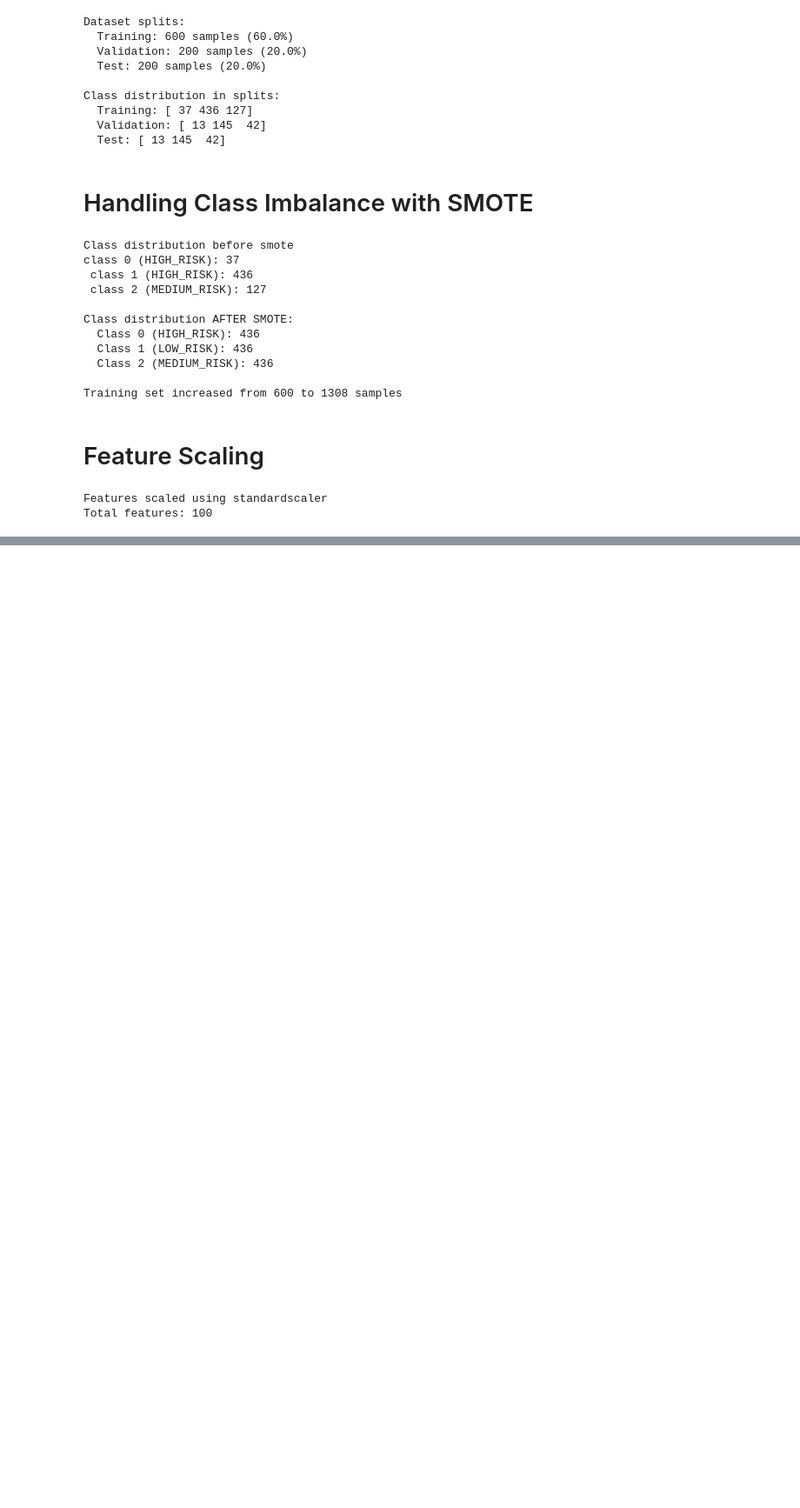
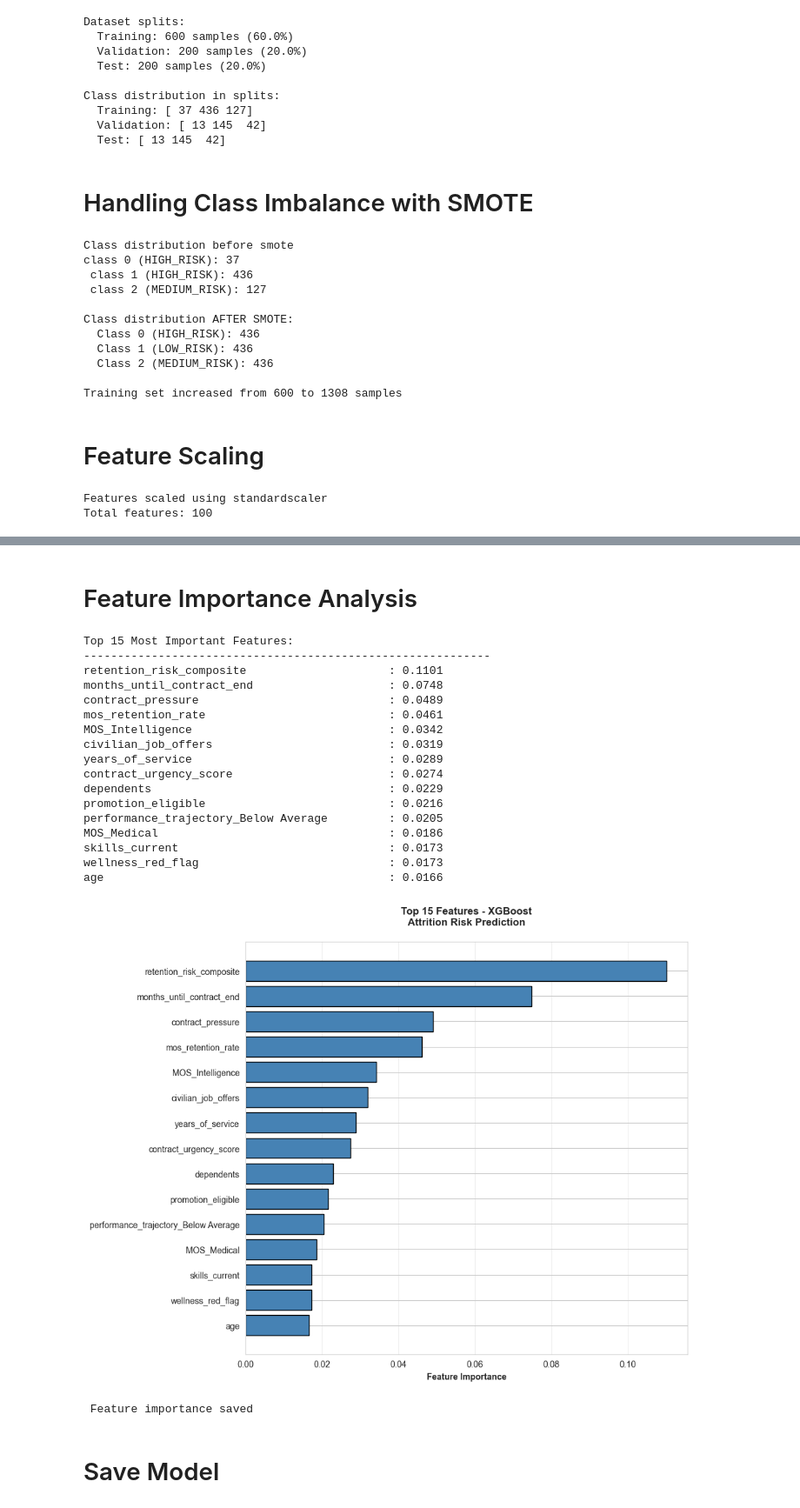
Before and after one commit to addetsi/Military-Personnel-Deployment-and-Attrition-Risk-Modeling, a Jupyter notebook: 04_attrition_modeling.ipynb, the cells around one changed output, grey strips where cells are left out. Shown at 87% size. Saved outputs shown, nothing was run; the diff lists cells and outputs as text; code cells hidden in the pictures; blank space fills up the shorter version.

```diff
--- a/04_attrition_modeling.ipynb
+++ b/04_attrition_modeling.ipynb
@@ -235,0 +808,61 @@ Total features: 100
+# %% [markdown]
+# Feature Importance Analysis
+# %%
+# Get feature importance from best model
+if hasattr(best_model, 'feature_importances_'):
+    importances = best_model.feature_importances_
+
+    # Create dataframe
+    feature_importance_df = pd.DataFrame({
+        'feature': feature_names,
+        'importance': importances
+    }).sort_values('importance', ascending=False)
+
+    # Top 15 features
+    top_15 = feature_importance_df.head(15)
+
+    print("\nTop 15 Most Important Features:")
+    print("-"*60)
+    for idx, row in top_15.iterrows():
+        print(f"{row['feature']:45s}: {row['importance']:.4f}")
+
+    # Visualize
+    plt.figure(figsize=(10, 8))
+    plt.barh(range(len(top_15)), top_15['importance'].values, color='steelblue', edgecolor='black')
+    plt.yticks(range(len(top_15)), top_15['feature'].values)
+    plt.xlabel('Feature Importance', fontweight='bold')
+    plt.title(f'Top 15 Features - {best_model_name}\nAttrition Risk Prediction', fontweight='bold', pad=20)
+    plt.gca().invert_yaxis()
+    plt.grid(axis='x', alpha=0.3)
+    plt.tight_layout()
+    plt.savefig(config.FIGURES_DIR / 'attrition_feature_importance.png', dpi=300, bbox_inches='tight')
+    plt.show()
+
+    # Save to CSV
+    feature_importance_df.to_csv(config.REPORTS_DIR / 'attrition_feature_importance.csv', index=False)
+
+    print("\n Feature importance saved")
+else:
+    print("\n  Selected model does not have feature_importances_ attribute")
+# %% [output]
+Top 15 Most Important Features:
+------------------------------------------------------------
+retention_risk_composite                     : 0.1101
+months_until_contract_end                    : 0.0748
+contract_pressure                            : 0.0489
+mos_retention_rate                           : 0.0461
+MOS_Intelligence                             : 0.0342
+civilian_job_offers                          : 0.0319
+years_of_service                             : 0.0289
+contract_urgency_score                       : 0.0274
+dependents                                   : 0.0229
+promotion_eligible                           : 0.0216
+performance_trajectory_Below Average         : 0.0205
+MOS_Medical                                  : 0.0186
+skills_current                               : 0.0173
+wellness_red_flag                            : 0.0173
+age                                          : 0.0166
+[figure, added]
+ Feature importance saved
+# %% [markdown]
+# Save Model
```
Also changed, not shown: parts of 21 cells of this notebook, 10 other files.
